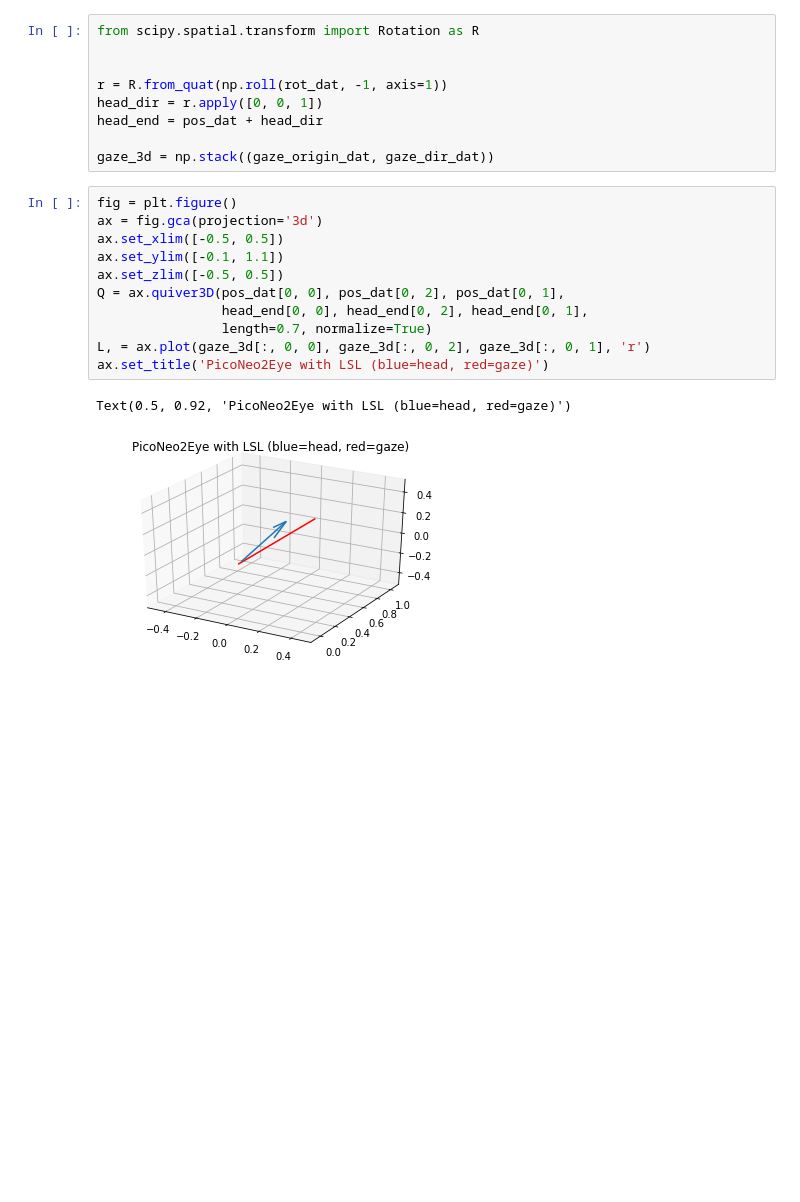
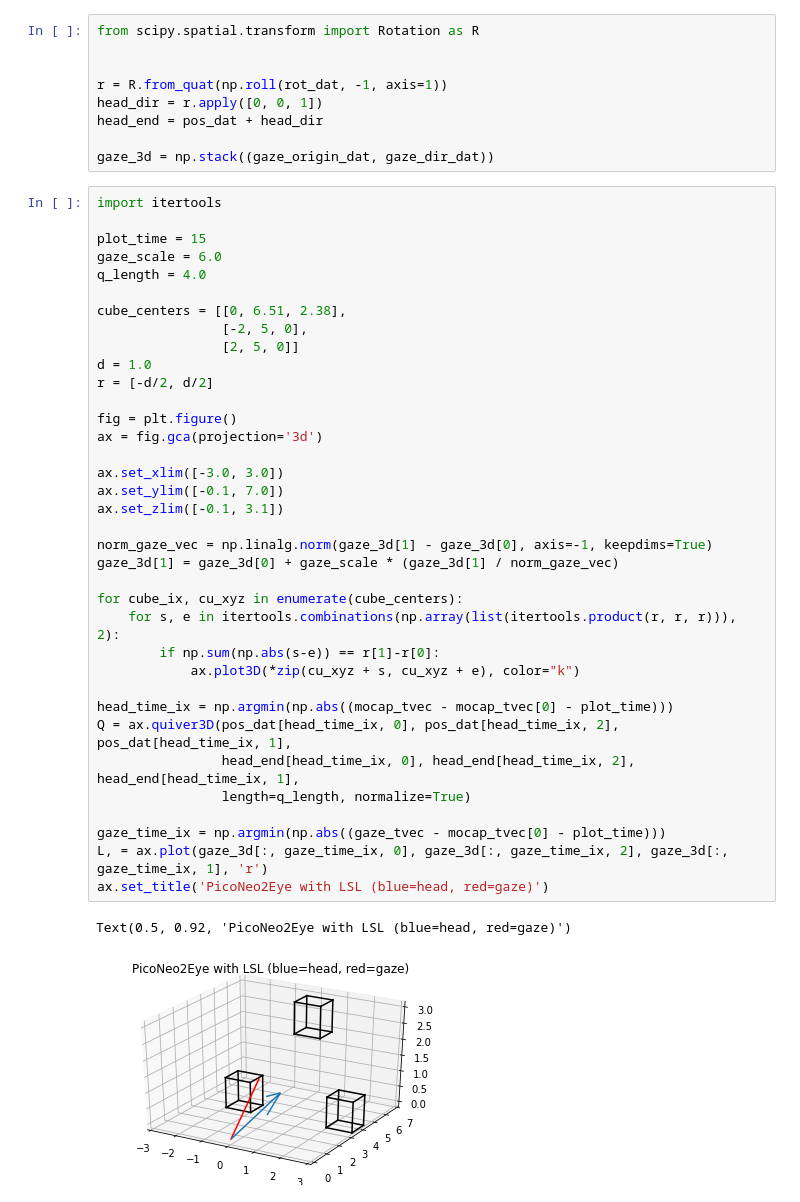
Before and after one commit to labstreaminglayer/PicoNeo2Eye, a Jupyter notebook: test_data/plot_piconeo2eye_xdf.ipynb, the cells around one changed output. Saved outputs shown, nothing was run; the diff lists cells and outputs as text; blank space fills up the shorter version.

```diff
--- a/test_data/plot_piconeo2eye_xdf.ipynb
+++ b/test_data/plot_piconeo2eye_xdf.ipynb
@@ -110,19 +118,44 @@ head_dir = r.apply([0, 0, 1])
 head_end = pos_dat + head_dir
 
 gaze_3d = np.stack((gaze_origin_dat, gaze_dir_dat))
-# %%
-fig = plt.figure()
-ax = fig.gca(projection='3d')
-ax.set_xlim([-0.5, 0.5])
-ax.set_ylim([-0.1, 1.1])
-ax.set_zlim([-0.5, 0.5])
-Q = ax.quiver3D(pos_dat[0, 0], pos_dat[0, 2], pos_dat[0, 1],
-                head_end[0, 0], head_end[0, 2], head_end[0, 1],
-                length=0.7, normalize=True)
-L, = ax.plot(gaze_3d[:, 0, 0], gaze_3d[:, 0, 2], gaze_3d[:, 0, 1], 'r')
-ax.set_title('PicoNeo2Eye with LSL (blue=head, red=gaze)')
-# %% [output]
-Text(0.5, 0.92, 'PicoNeo2Eye with LSL (blue=head, red=gaze)')
-[figure, removed]
+# %%
+import itertools
+
+plot_time = 15
+gaze_scale = 6.0
+q_length = 4.0
+
+cube_centers = [[0, 6.51, 2.38],
+                [-2, 5, 0],
+                [2, 5, 0]]
+d = 1.0
+r = [-d/2, d/2]
+
+fig = plt.figure()
+ax = fig.gca(projection='3d')
+
+ax.set_xlim([-3.0, 3.0])
+ax.set_ylim([-0.1, 7.0])
+ax.set_zlim([-0.1, 3.1])
+
+norm_gaze_vec = np.linalg.norm(gaze_3d[1] - gaze_3d[0], axis=-1, keepdims=True)
+gaze_3d[1] = gaze_3d[0] + gaze_scale * (gaze_3d[1] / norm_gaze_vec)
+
+for cube_ix, cu_xyz in enumerate(cube_centers):
+    for s, e in itertools.combinations(np.array(list(itertools.product(r, r, r))), 2):
+        if np.sum(np.abs(s-e)) == r[1]-r[0]:
+            ax.plot3D(*zip(cu_xyz + s, cu_xyz + e), color="k")
+
+head_time_ix = np.argmin(np.abs((mocap_tvec - mocap_tvec[0] - plot_time)))
+Q = ax.quiver3D(pos_dat[head_time_ix, 0], pos_dat[head_time_ix, 2], pos_dat[head_time_ix, 1],
+                head_end[head_time_ix, 0], head_end[head_time_ix, 2], head_end[head_time_ix, 1],
+                length=q_length, normalize=True)
+
+gaze_time_ix = np.argmin(np.abs((gaze_tvec - mocap_tvec[0] - plot_time)))
+L, = ax.plot(gaze_3d[:, gaze_time_ix, 0], gaze_3d[:, gaze_time_ix, 2], gaze_3d[:, gaze_time_ix, 1], 'r')
+ax.set_title('PicoNeo2Eye with LSL (blue=head, red=gaze)')
+# %% [output]
+Text(0.5, 0.92, 'PicoNeo2Eye with LSL (blue=head, red=gaze)')
+[figure, added]
 # %%
 step_interval = 1/60
```
Also changed, not shown: parts of 11 cells of this notebook, 5 other files.
